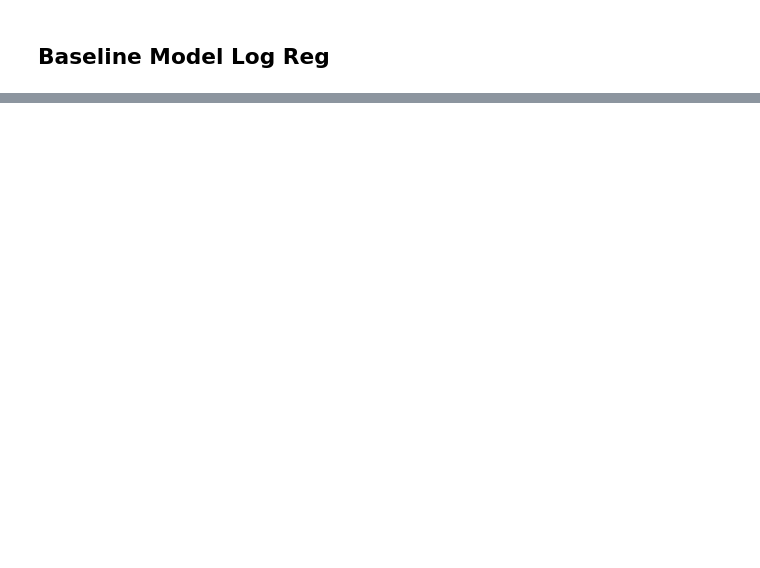
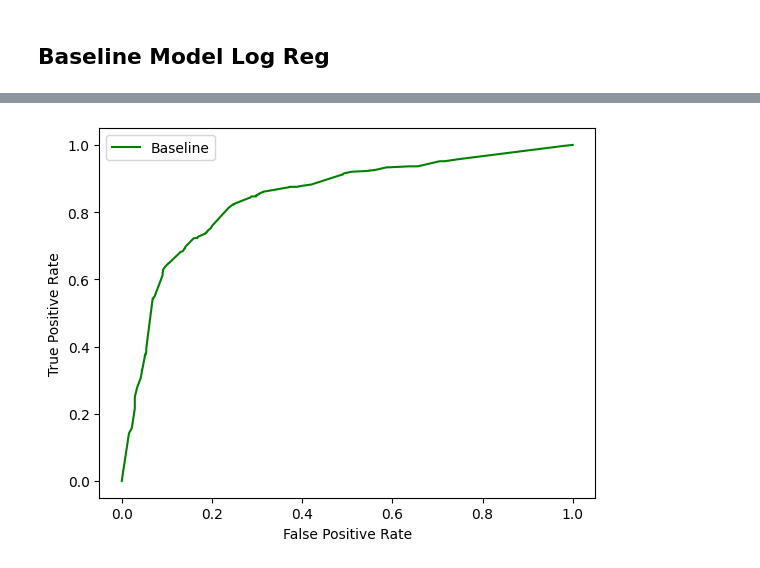
Before and after one commit to scheinmensch/Infringement_Detection_on_Airbnb, a Jupyter notebook: notebooks/Modelling.ipynb, the cells around one changed output, grey strips where cells are left out. Drawn from its saved outputs; the diff is of its cells as text; code cells hidden in the pictures; blank space fills up the shorter version.

```diff
--- a/notebooks/Modelling.ipynb
+++ b/notebooks/Modelling.ipynb
@@ -183,0 +307,4 @@ cat_features = list(X_train.columns[X_train.dtypes==object])
+# %%
+y_test_proba_bl = baselinemodel.predict_proba(X_test)
+# %%
+y_test_proba_bl = y_test_proba_bl[:,1]
@@ -183,0 +316,11 @@ cat_features = list(X_train.columns[X_train.dtypes==object])
+# %%
+fprbl, tprbl, thresholdsbl = roc_curve(y_test, y_test_proba_bl)
+# %%
+from matplotlib import pyplot
+pyplot.plot(fprbl, tprbl, label='Baseline', color='green')
+pyplot.xlabel('False Positive Rate')
+pyplot.ylabel('True Positive Rate')
+pyplot.legend()
+pyplot.show()
+# %% [output]
+[figure, added]
```
Also changed, not shown: parts of 14 cells of this notebook.
